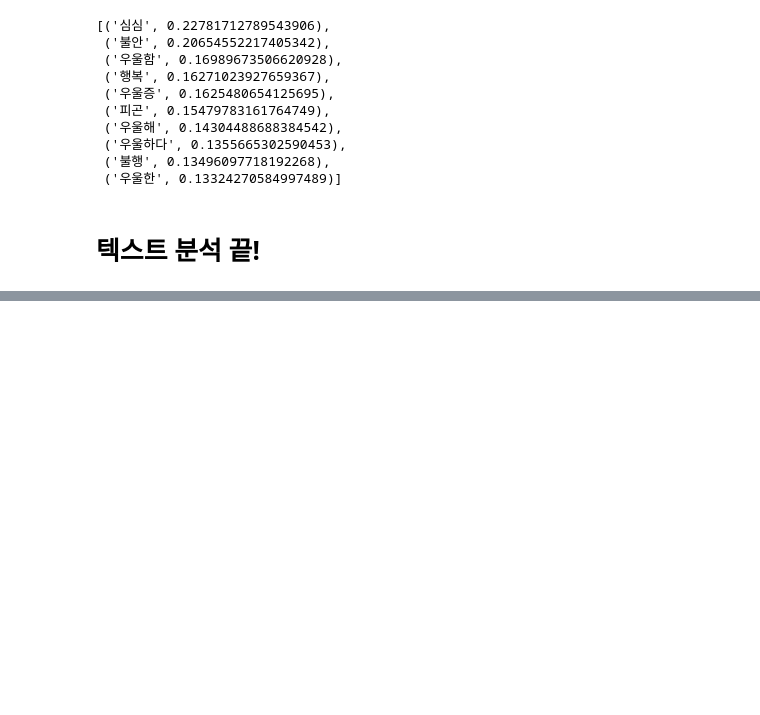
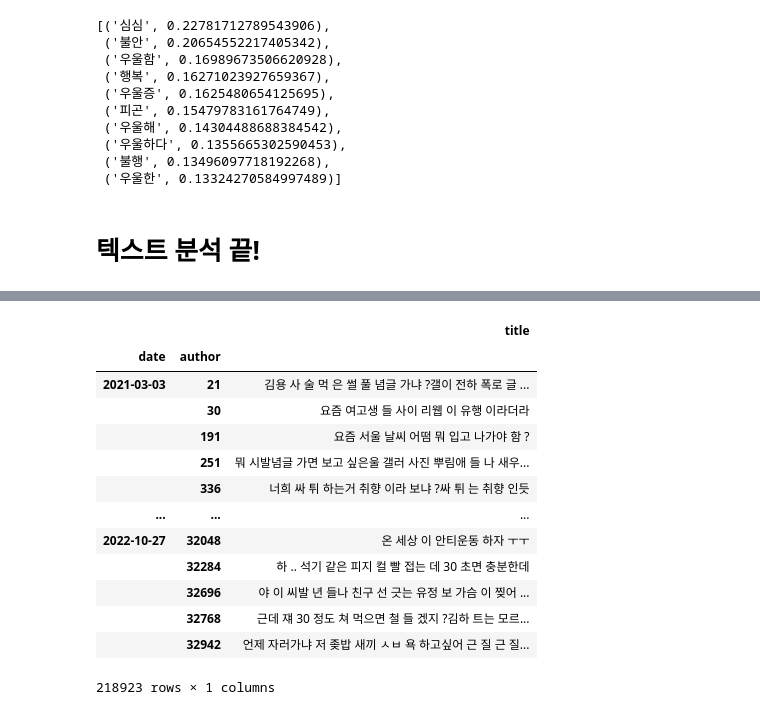
Before and after one commit to GwiHwan-Go/Detect_SC, a Jupyter notebook: Data_Analysis.ipynb, the cells around one changed output, grey strips where cells are left out. Saved outputs shown, nothing was run; the diff lists cells and outputs as text; code cells hidden in the pictures; blank space fills up the shorter version.

```diff
--- a/Data_Analysis.ipynb
+++ b/Data_Analysis.ipynb
@@ -300,0 +458,17 @@ most_similar('우울', pmi, vocab2idx, idx2vocab)
+# %%
+group_by_title_sum
+# %% [output]
+|  |  | title |
+| date | author |  |
+| 2021-03-03 | 21 | 김용 사 술 먹 은 썰 풀 념글 가냐 ?갤이 전하 폭로 글 ... |
+|  | 30 | 요즘 여고생 들 사이 리웹 이 유행 이라더라 |
+|  | 191 | 요즘 서울 날씨 어떰 뭐 입고 나가야 함 ? |
+|  | 251 | 뭐 시발념글 가면 보고 싶은울 갤러 사진 뿌림애 들 나 새우... |
+|  | 336 | 너희 싸 튀 하는거 취향 이라 보냐 ?싸 튀 는 취향 인듯 |
+| ... | ... | ... |
+| 2022-10-27 | 32048 | 온 세상 이 안티운동 하자 ㅜㅜ |
+|  | 32284 | 하 .. 석기 같은 피지 컬 빨 접는 데 30 초면 충분한데 |
+|  | 32696 | 야 이 씨발 년 들나 친구 선 긋는 유정 보 가슴 이 찢어 ... |
+|  | 32768 | 근데 쟤 30 정도 쳐 먹으면 철 들 겠지 ?김하 트는 모르... |
+|  | 32942 | 언제 자러가냐 저 좆밥 새끼 ㅅㅂ 욕 하고싶어 근 질 근 질... |
+218923 rows × 1 columns
```
Also changed, not shown: parts of 32 cells of this notebook.
